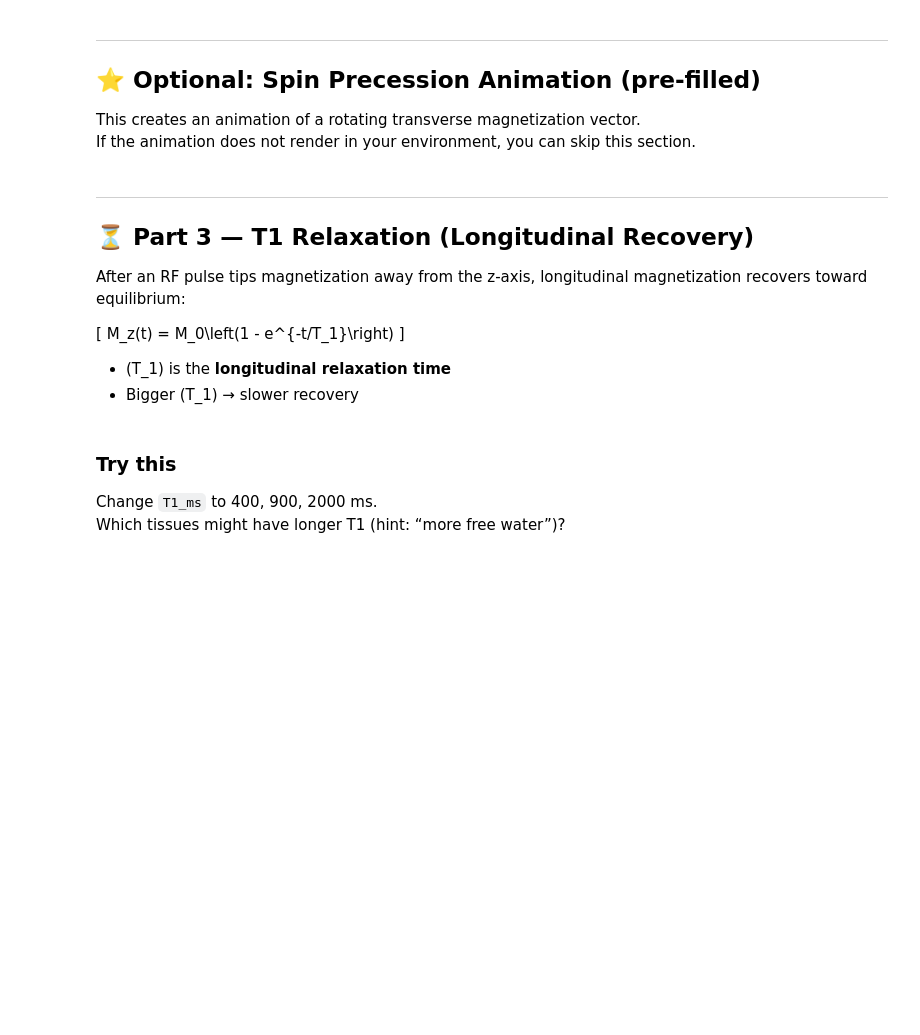
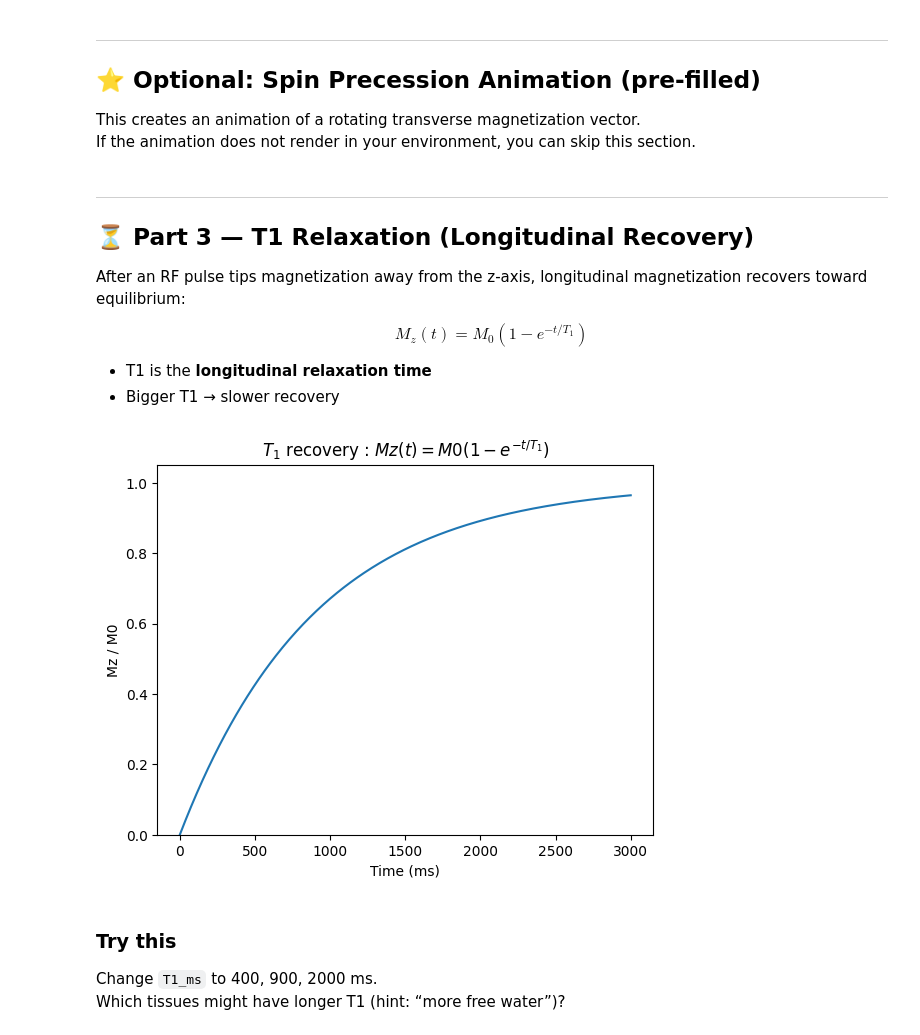
Before and after one commit to ResonanceImagingLab/MedBioPhysics_1stYear, a Jupyter notebook: Ch13_MRI.ipynb, the cells around one changed output. Drawn from its saved outputs; the diff is of its cells as text; code cells hidden in the pictures; blank space fills up the shorter version.

```diff
--- a/Ch13_MRI.ipynb
+++ b/Ch13_MRI.ipynb
@@ -150,26 +146,28 @@ except Exception as e:
 
 After an RF pulse tips magnetization away from the z-axis, longitudinal magnetization recovers toward equilibrium:
 
-\[
+$$
 M_z(t) = M_0\left(1 - e^{-t/T_1}\right)
-\]
+$$
 
-- \(T_1\) is the **longitudinal relaxation time**
-- Bigger \(T_1\) → slower recovery
+- T1 is the **longitudinal relaxation time**
+- Bigger T1 → slower recovery
 # %%
 # T1 recovery curve
 M0 = 1.0
 T1_ms = 900   # ms
 t_ms = np.linspace(0, 3000, 400)
 
 Mz = M0 * (1 - np.exp(-t_ms/T1_ms))
 
 plt.plot(t_ms, Mz)
 plt.xlabel("Time (ms)")
 plt.ylabel("Mz / M0")
-plt.title("T1 recovery: Mz(t) = M0(1 - e^{-t/T1})")
+plt.title("T1 recovery : $Mz(t) = M0(1 - e^{-t/T_1})$")
 plt.ylim(0, 1.05)
 plt.show()
+# %% [output]
+[figure, added]
 # %% [markdown]
 ### Try this
 Change `T1_ms` to 400, 900, 2000 ms.
```
Also changed, not shown: parts of 18 cells of this notebook, 2 other files.
